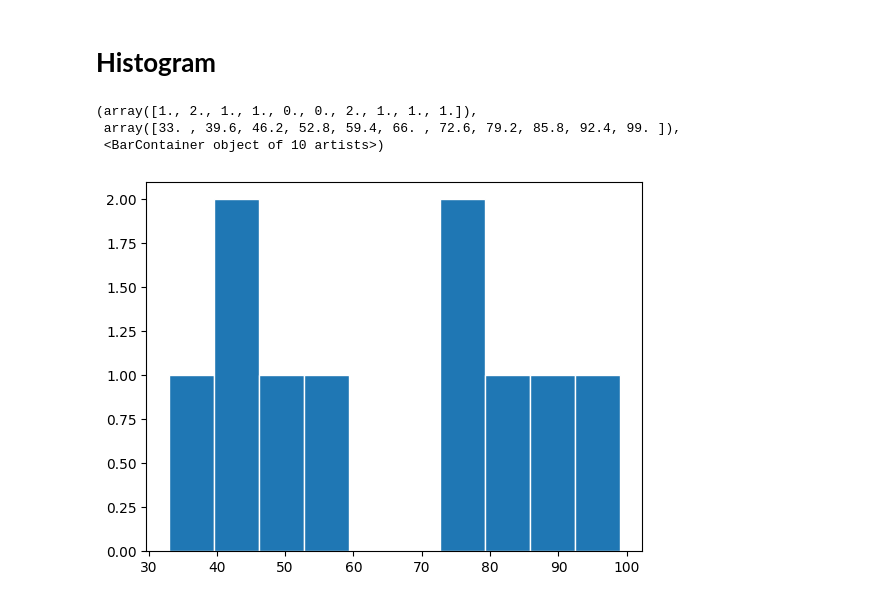
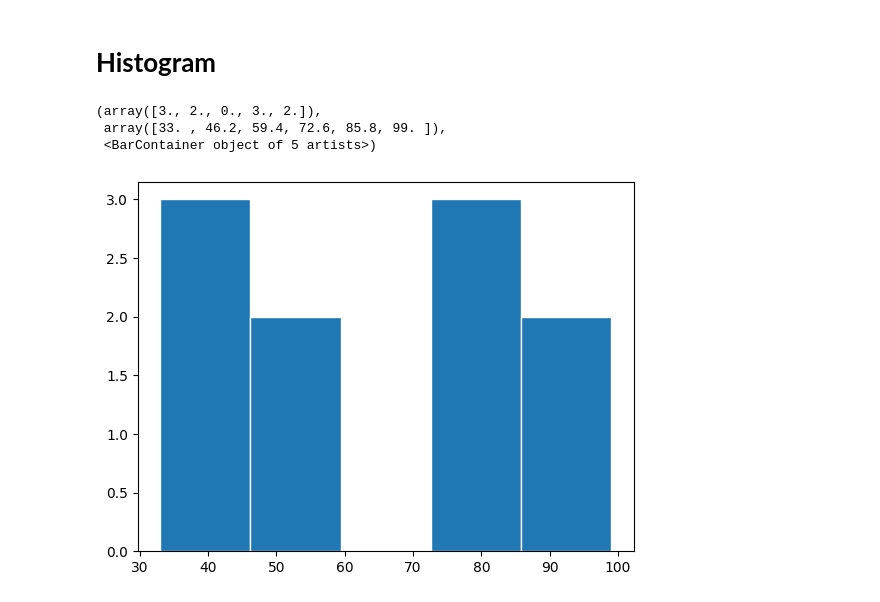
Before and after one commit to AbirHasanRawvy/Data-Analyst-BasicToAdvance, a Jupyter notebook: Paython/Class_26_Visualization.ipynb, the cells around one changed output. Cells and saved outputs as stored; diff of their text form; code cells hidden in the pictures.

```diff
--- a/Paython/Class_26_Visualization.ipynb
+++ b/Paython/Class_26_Visualization.ipynb
@@ -31,9 +31,9 @@ Text(0.5, 1.0, 'Scater')
 # %%
 marks = [90, 85, 49, 77, 45, 99, 33, 43, 79, 55]
 
-plt.hist( marks, bins=10, edgecolor='white')
+plt.hist( marks, bins=5, edgecolor='white')
 # %% [output]
-(array([1., 2., 1., 1., 0., 0., 2., 1., 1., 1.]),
- array([33. , 39.6, 46.2, 52.8, 59.4, 66. , 72.6, 79.2, 85.8, 92.4, 99. ]),
- <BarContainer object of 10 artists>)
+(array([3., 2., 0., 3., 2.]),
+ array([33. , 46.2, 59.4, 72.6, 85.8, 99. ]),
+ <BarContainer object of 5 artists>)
-[figure, old version]
+[figure, new version]
```
Also changed, not shown: parts of 5 cells of this notebook.
